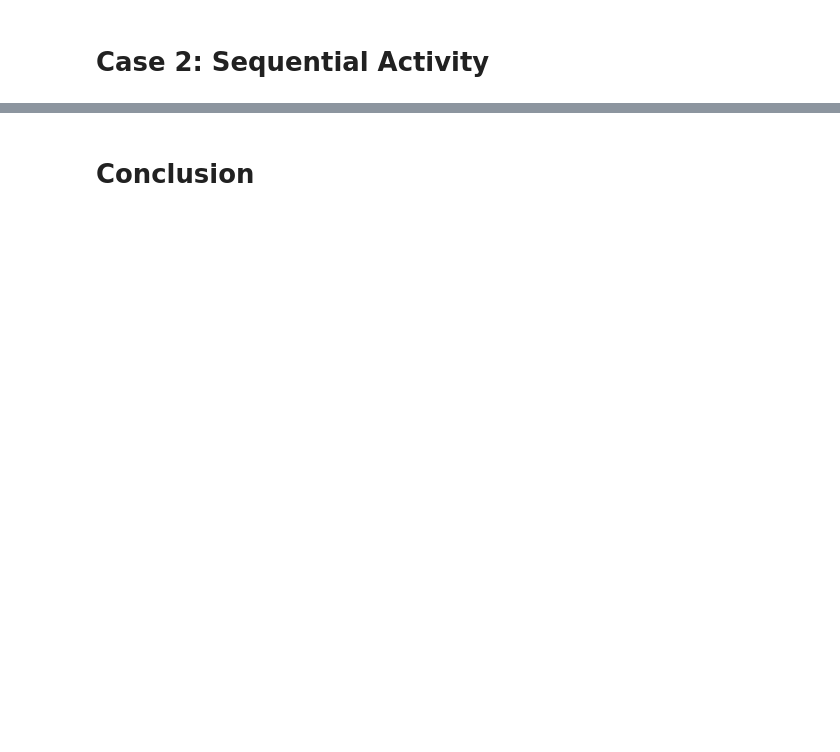
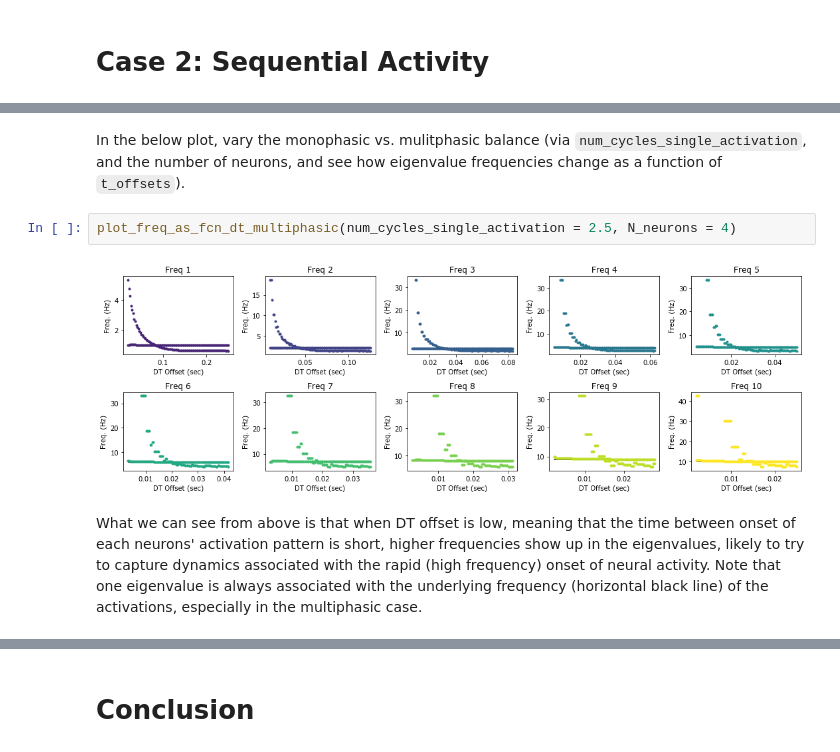
Before and after one commit to pkhanna104/dynamics_notebook, a Jupyter notebook: Dynamics_Tutorial.ipynb, the cells around one changed output, grey strips where cells are left out. Drawn from its saved outputs; the diff is of its cells as text; blank space fills up the shorter version.

````diff
--- a/Dynamics_Tutorial.ipynb
+++ b/Dynamics_Tutorial.ipynb
@@ -639,0 +437,8 @@ We can clearly see that if data is smoothed sufficiently, it can look predictabl
+# %% [markdown]
+In the below plot, vary the monophasic vs. mulitphasic balance (via ```num_cycles_single_activation```, and the number of neurons, and see how eigenvalue frequencies change as a function of ```t_offsets```).
+# %%
+plot_freq_as_fcn_dt_multiphasic(num_cycles_single_activation = 2.5, N_neurons = 4)
+# %% [output]
+[figure, added]
+# %% [markdown]
+What we can see from above is that when DT offset is low, meaning that the time between onset of each neurons' activation pattern is short, higher frequencies show up in the eigenvalues, likely to try to capture dynamics associated with the rapid (high frequency) onset of neural activity. Note that one eigenvalue is always associated with the underlying frequency (horizontal black line) of the activations, especially in the multiphasic case.
````
Also changed, not shown: parts of 80 cells of this notebook, 2 other files.
